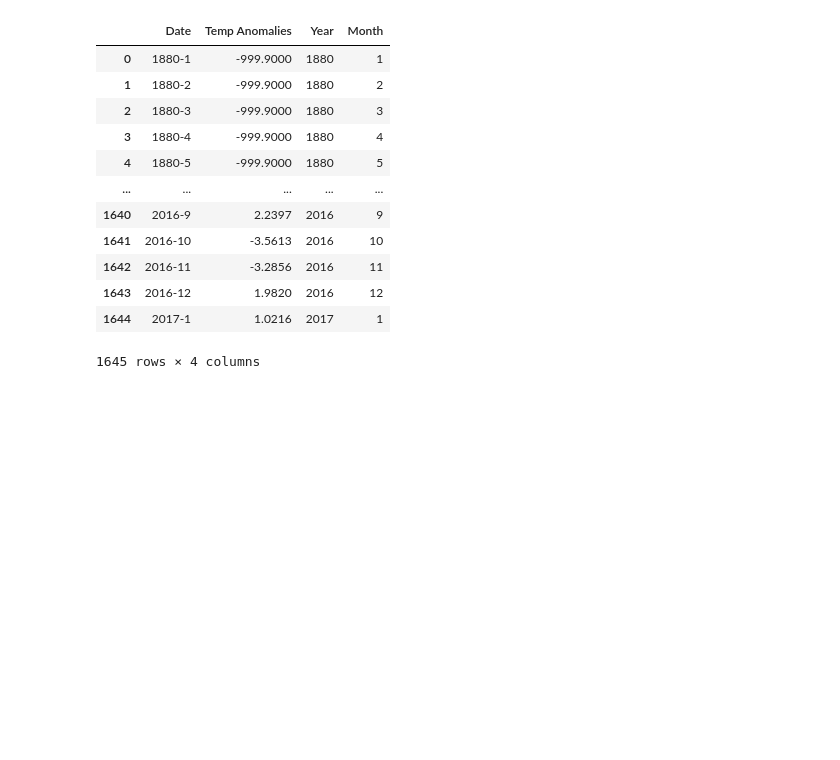
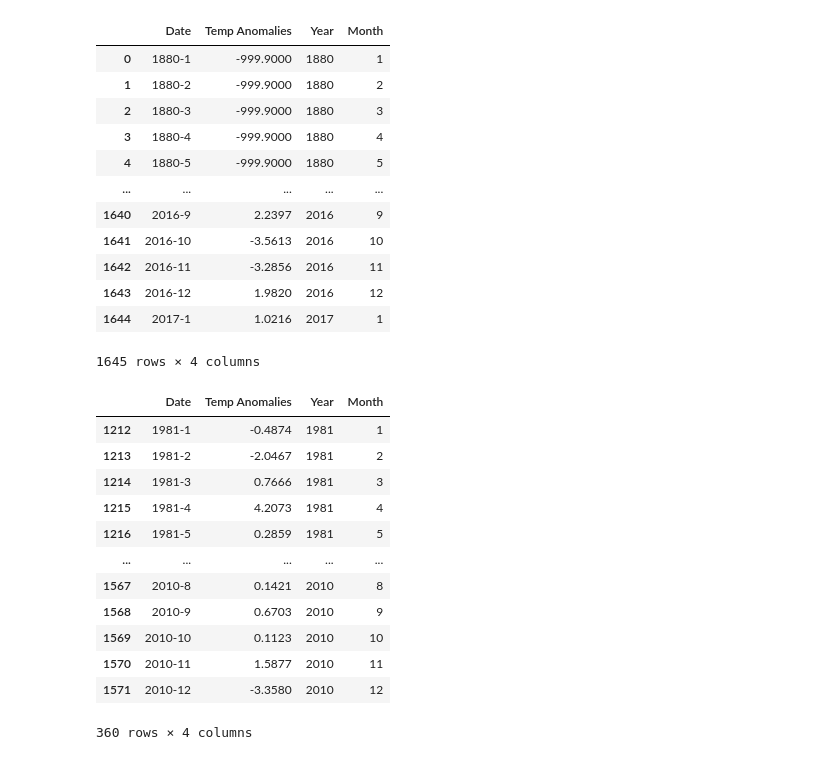
Before and after one commit to jordan-gilmartin/cuyamaca-climatology-analysis, a Jupyter notebook: cuyamaca-climatology-analysis.ipynb, the cells around one changed output. Drawn from its saved outputs; the diff is of its cells as text; code cells hidden in the pictures; blank space fills up the shorter version.

```diff
--- a/cuyamaca-climatology-analysis.ipynb
+++ b/cuyamaca-climatology-analysis.ipynb
@@ -819,7 +819,21 @@ noaa_EDM
 1645 rows × 4 columns
 # %%
 # Grabbing date range 1981 - 2010 for 2.11
-jones_eighty = noaa_EDM.loc[(noaa_EDM.YEAR > 1879) & (jones_results.YEAR < 2016), :]
-jones_eighty
+noaa_EDM_81 = noaa_EDM.loc[(noaa_EDM.Year > 1980) & (noaa_EDM.Year < 2011), :]
+noaa_EDM_81
+# %% [output]
+|  | Date | Temp Anomalies | Year | Month |
+| 1212 | 1981-1 | -0.4874 | 1981 | 1 |
+| 1213 | 1981-2 | -2.0467 | 1981 | 2 |
+| 1214 | 1981-3 | 0.7666 | 1981 | 3 |
+| 1215 | 1981-4 | 4.2073 | 1981 | 4 |
+| 1216 | 1981-5 | 0.2859 | 1981 | 5 |
+| ... | ... | ... | ... | ... |
+| 1567 | 2010-8 | 0.1421 | 2010 | 8 |
+| 1568 | 2010-9 | 0.6703 | 2010 | 9 |
+| 1569 | 2010-10 | 0.1123 | 2010 | 10 |
+| 1570 | 2010-11 | 1.5877 | 2010 | 11 |
+| 1571 | 2010-12 | -3.3580 | 2010 | 12 |
+360 rows × 4 columns
 # %%
 # Creating pivot table for 1981 to 2010 for 2.11
```
Also changed, not shown: parts of 3 cells of this notebook.
